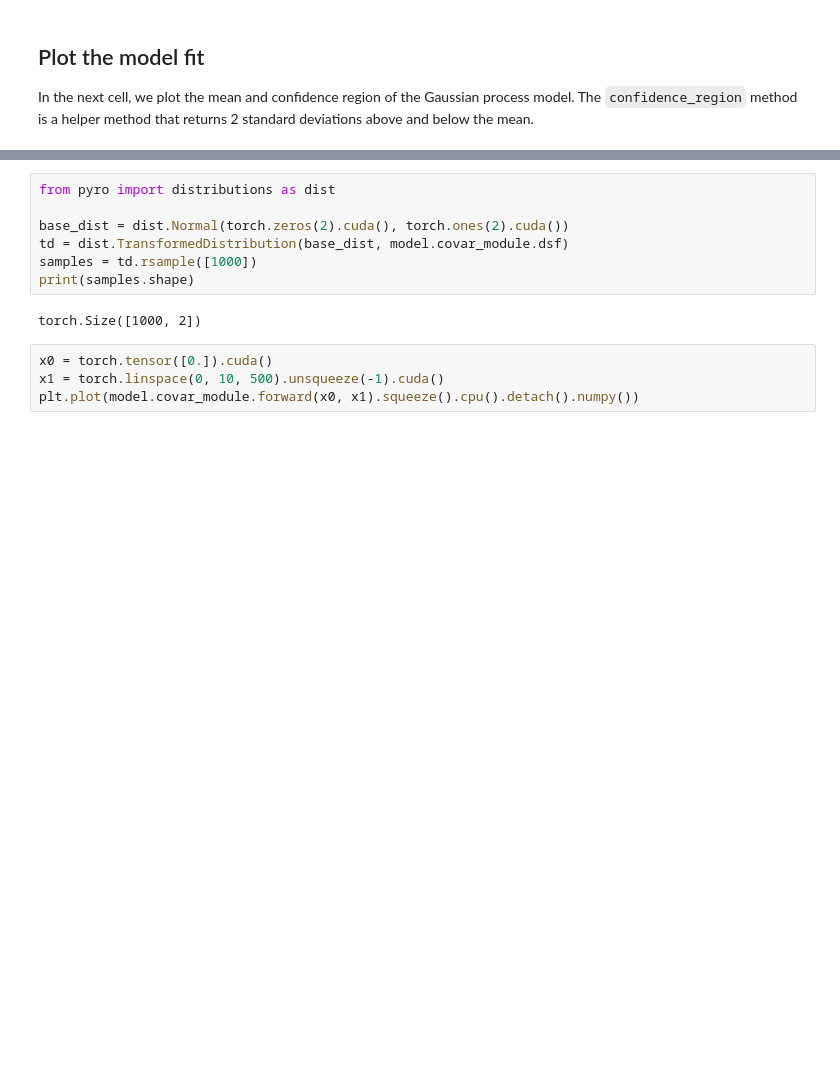
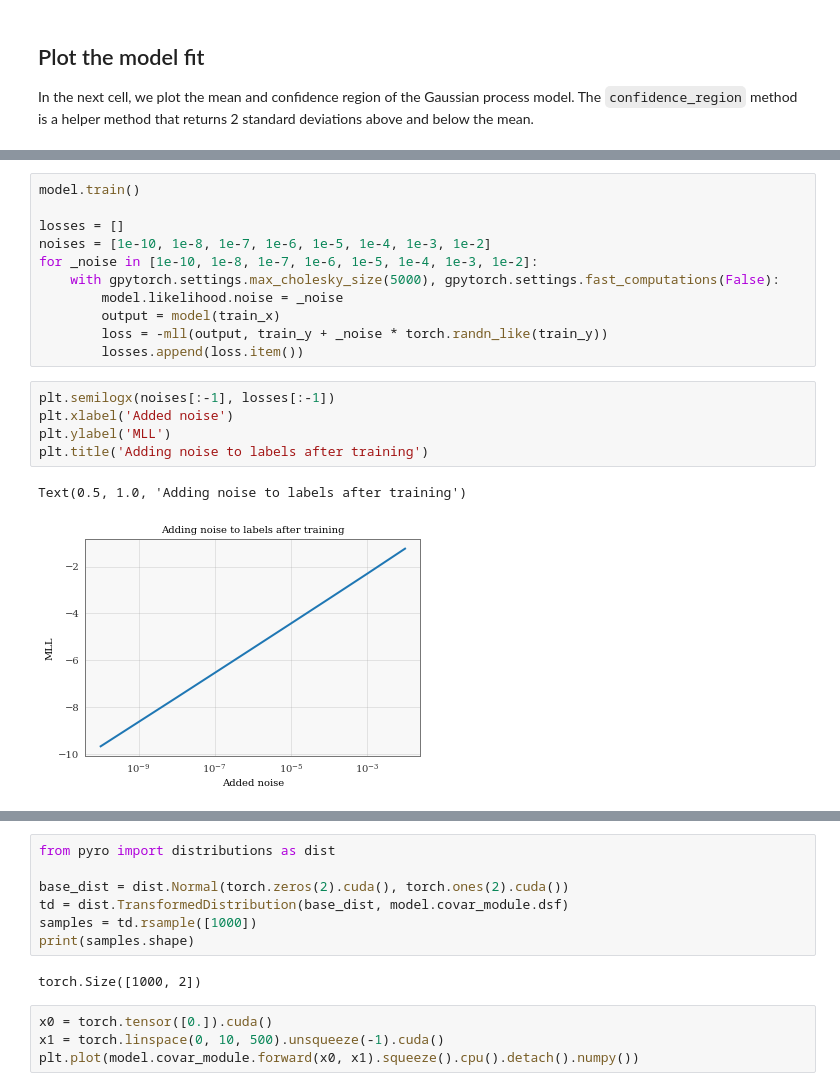
Before and after one commit to cornellius-gp/gpytorch, a Jupyter notebook: examples/01_Simple_GP_Regression/NS_Spectral_AF_Kernel_NS_Function.ipynb, the cells around one changed output, grey strips where cells are left out. Saved outputs shown, nothing was run; the diff lists cells and outputs as text; blank space fills up the shorter version.

```diff
--- a/examples/01_Simple_GP_Regression/NS_Spectral_AF_Kernel_NS_Function.ipynb
+++ b/examples/01_Simple_GP_Regression/NS_Spectral_AF_Kernel_NS_Function.ipynb
@@ -226,0 +302,19 @@ with torch.no_grad():
+# %%
+model.train()
+
+losses = []
+noises = [1e-10, 1e-8, 1e-7, 1e-6, 1e-5, 1e-4, 1e-3, 1e-2]
+for _noise in [1e-10, 1e-8, 1e-7, 1e-6, 1e-5, 1e-4, 1e-3, 1e-2]:
+    with gpytorch.settings.max_cholesky_size(5000), gpytorch.settings.fast_computations(False):
+        model.likelihood.noise = _noise
+        output = model(train_x)
+        loss = -mll(output, train_y + _noise * torch.randn_like(train_y))
+        losses.append(loss.item())
+# %%
+plt.semilogx(noises[:-1], losses[:-1])
+plt.xlabel('Added noise')
+plt.ylabel('MLL')
+plt.title('Adding noise to labels after training')
+# %% [output]
+Text(0.5, 1.0, 'Adding noise to labels after training')
+[figure, added]
```
Also changed, not shown: parts of 17 cells of this notebook, 3 other files.
